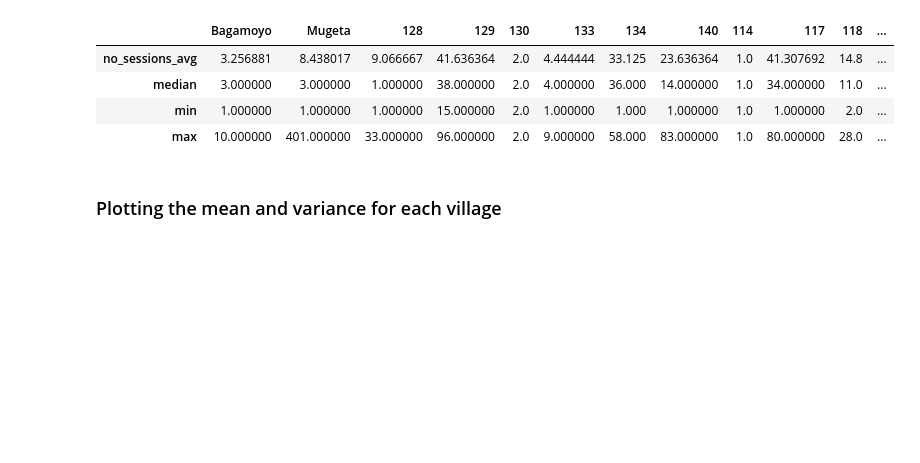
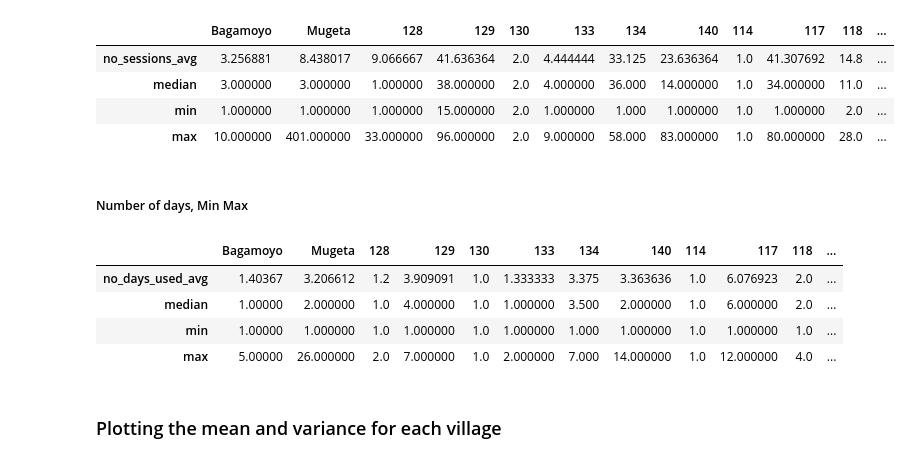
Before and after one commit to amogh112/robotutor_data_analysis, a Jupyter notebook: robotutor_data_analysis.ipynb, the cells around one changed output. Cells and saved outputs as stored; diff of their text form; code cells hidden in the pictures; blank space fills up the shorter version.

```diff
--- a/robotutor_data_analysis.ipynb
+++ b/robotutor_data_analysis.ipynb
@@ -506,3 +516,15 @@ Try to not look at outliers to compute outliers
+# %%
+def getDaysMetrics(village):
+
+    if(village == "Mugeta" or village == "Bagamoyo"):
+        array_days_used = np.array(getDistinctDaysInVillage(df_data_beta_sites, village))
+    else:
+        array_days_used = np.array(getDistinctDaysInVillage(df_data_field, village))
+    avg = np.mean(array_days_used)
+    median = np.median(array_days_used)
+    minimum = np.min(array_days_used)
+    maximum = np.max(array_days_used)
+    return (avg, median, minimum, maximum)
 # %% [markdown]
 ## Analysing Village metrics
 # %% [markdown]
@@ -538,3 +560,17 @@ df_session_metrics
 | median | 3.000000 | 3.000000 | 1.000000 | 38.000000 | 2.0 | 4.000000 | 36.000 | 14.000000 | 1.0 | 34.000000 | 11.0 | ... |
 | min | 1.000000 | 1.000000 | 1.000000 | 15.000000 | 2.0 | 1.000000 | 1.000 | 1.000000 | 1.0 | 1.000000 | 2.0 | ... |
 | max | 10.000000 | 401.000000 | 33.000000 | 96.000000 | 2.0 | 9.000000 | 58.000 | 83.000000 | 1.0 | 80.000000 | 28.0 | ... |
+# %% [markdown]
+##### Number of days, Min Max
+# %%
+dic_days_metrics = { village:getDaysMetrics(village) for village in list_villages}
+# %%
+df_session_metrics = pd.DataFrame.from_dict(dic_days_metrics)
+df_session_metrics.index = ['no_days_used_avg', 'median', 'min','max']
+df_session_metrics
+# %% [output]
+|  | Bagamoyo | Mugeta | 128 | 129 | 130 | 133 | 134 | 140 | 114 | 117 | 118 | ... |
+| no_days_used_avg | 1.40367 | 3.206612 | 1.2 | 3.909091 | 1.0 | 1.333333 | 3.375 | 3.363636 | 1.0 | 6.076923 | 2.0 | ... |
+| median | 1.00000 | 2.000000 | 1.0 | 4.000000 | 1.0 | 1.000000 | 3.500 | 2.000000 | 1.0 | 6.000000 | 2.0 | ... |
+| min | 1.00000 | 1.000000 | 1.0 | 1.000000 | 1.0 | 1.000000 | 1.000 | 1.000000 | 1.0 | 1.000000 | 1.0 | ... |
+| max | 5.00000 | 26.000000 | 2.0 | 7.000000 | 1.0 | 2.000000 | 7.000 | 14.000000 | 1.0 | 12.000000 | 4.0 | ... |
```
Also changed, not shown: parts of 6 cells of this notebook.
